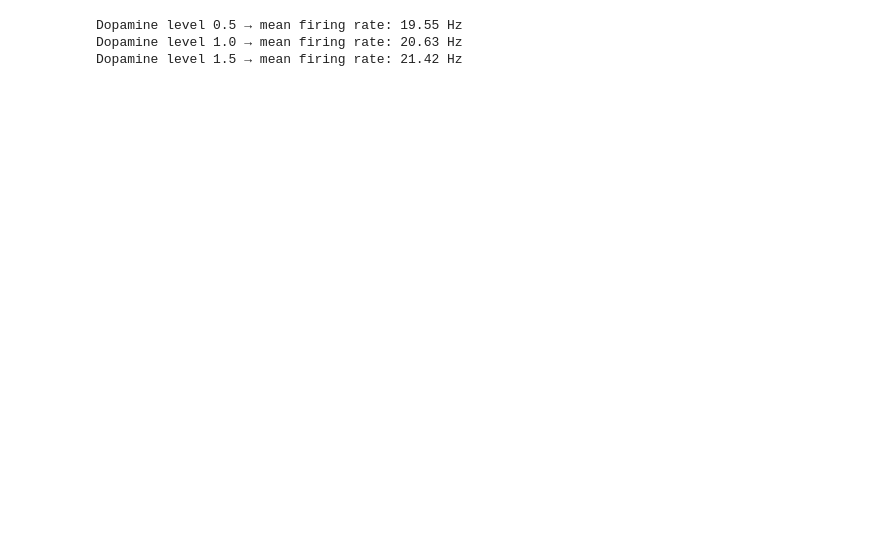
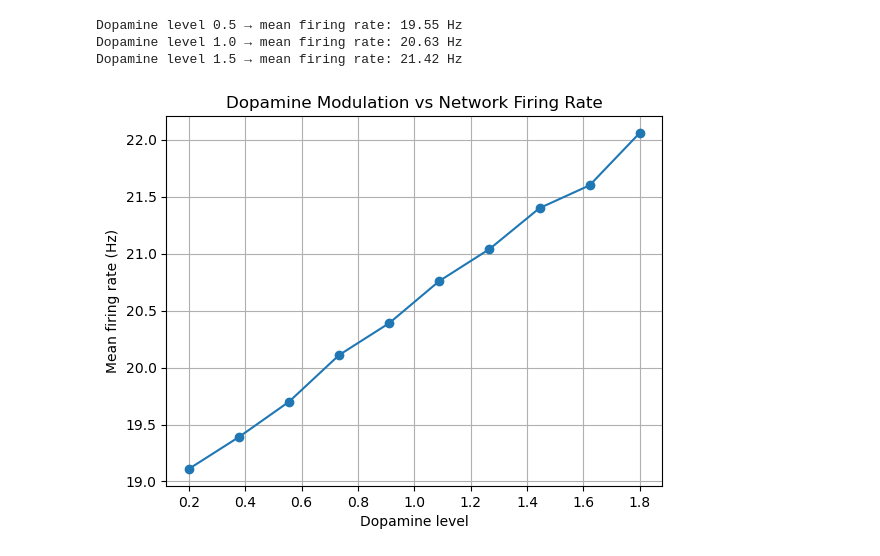
Before and after one commit to Jeevitha-aj-Github/dopamine-network-simulation, a Jupyter notebook: dopamine_network_simulation.ipynb, the cells around one changed output. Drawn from its saved outputs; the diff is of its cells as text; code cells hidden in the pictures; blank space fills up the shorter version.

```diff
--- a/dopamine_network_simulation.ipynb
+++ b/dopamine_network_simulation.ipynb
@@ -55,3 +55,22 @@ for D in [0.5, 1.0, 1.5]:
 Dopamine level 0.5 → mean firing rate: 19.55 Hz
 Dopamine level 1.0 → mean firing rate: 20.63 Hz
 Dopamine level 1.5 → mean firing rate: 21.42 Hz
+# %%
+import numpy as np
+import matplotlib.pyplot as plt
+
+dopamine_levels = np.linspace(0.2, 1.8, 10)
+mean_rates = []
+
+for D in dopamine_levels:
+    fr = simulate_network(dopamine_level=D)
+    mean_rates.append(fr.mean())
+
+plt.plot(dopamine_levels, mean_rates, marker='o')
+plt.xlabel("Dopamine level")
+plt.ylabel("Mean firing rate (Hz)")
+plt.title("Dopamine Modulation vs Network Firing Rate")
+plt.grid(True)
+plt.show()
+# %% [output]
+[figure, added]
```
